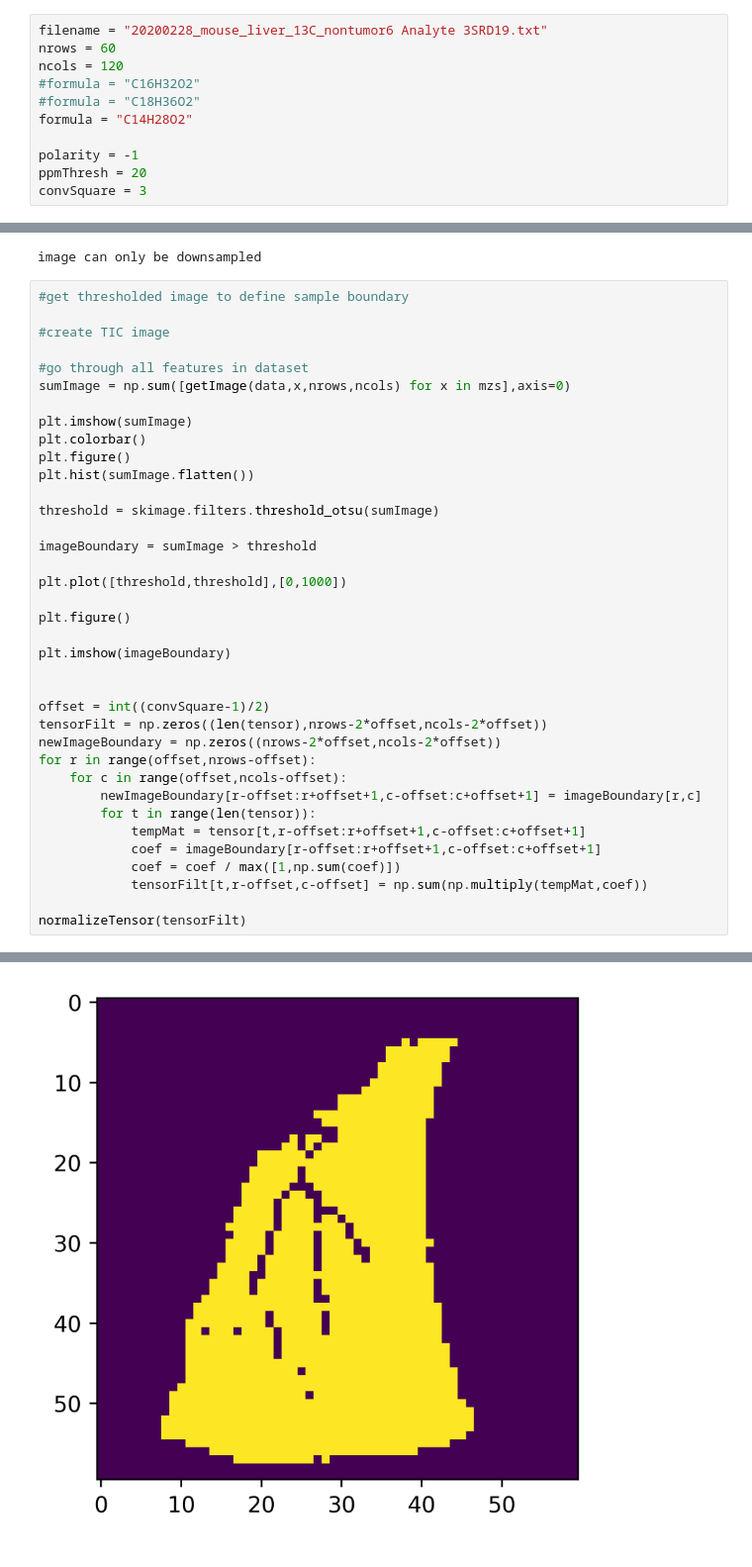
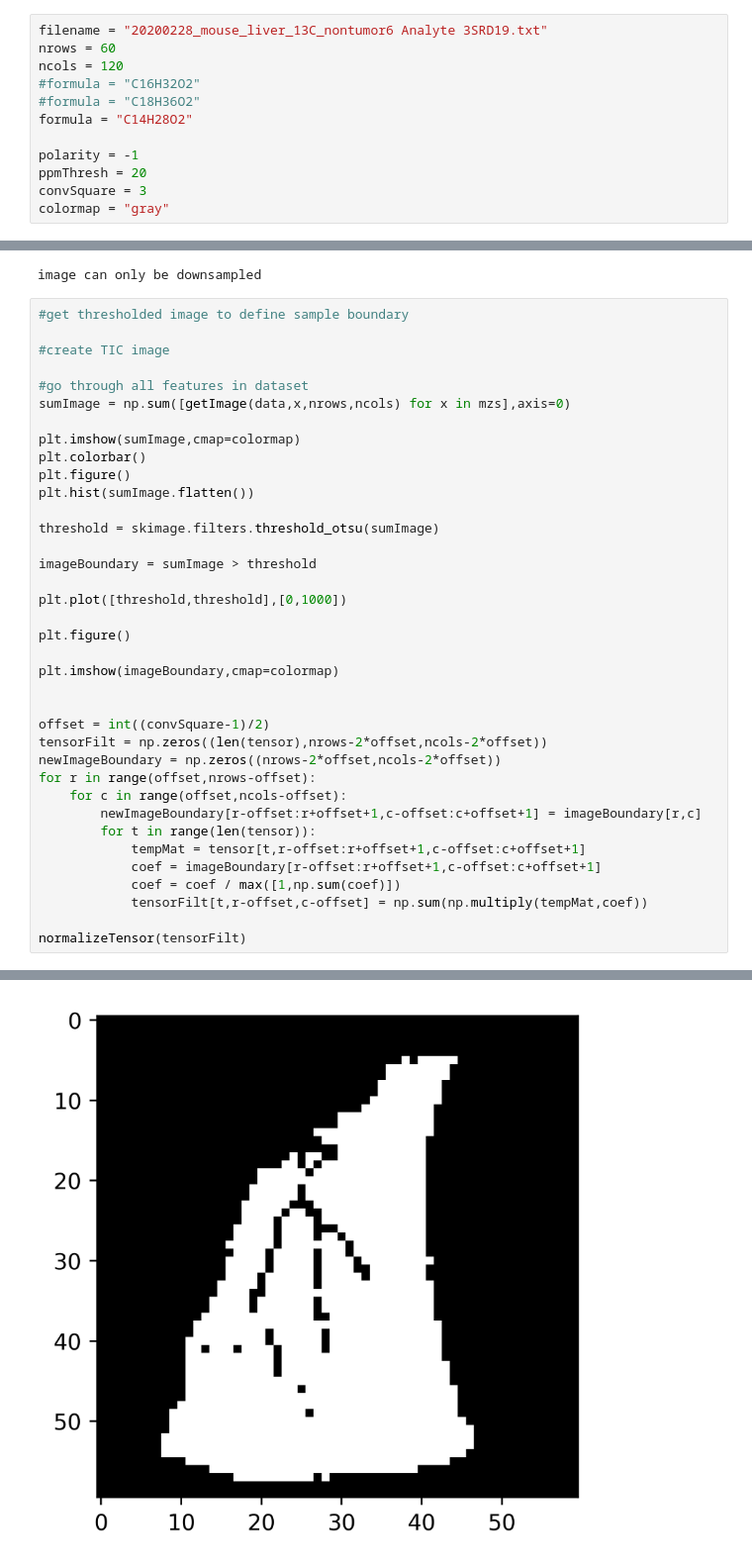
Before and after one commit to e-stan/imaging, a Jupyter notebook: DESI_HDI_ouput_ISA.ipynb, the cells around one changed output, grey strips where cells are left out. Shown at 99% size. Saved outputs shown, nothing was run; the diff lists cells and outputs as text.

```diff
--- a/DESI_HDI_ouput_ISA.ipynb
+++ b/DESI_HDI_ouput_ISA.ipynb
@@ -9,6 +9,7 @@ formula = "C14H28O2"
 polarity = -1
 ppmThresh = 20
 convSquare = 3
+colormap = "gray"
 # %%
 import pandas as pd
 import numpy as np
@@ -100,7 +102,7 @@ image can only be downsampled
 #go through all features in dataset
 sumImage = np.sum([getImage(data,x,nrows,ncols) for x in mzs],axis=0)
 
-plt.imshow(sumImage)
+plt.imshow(sumImage,cmap=colormap)
 plt.colorbar()
 plt.figure()
 plt.hist(sumImage.flatten())
@@ -113,7 +115,7 @@ plt.plot([threshold,threshold],[0,1000])
 
 plt.figure()
 
-plt.imshow(imageBoundary)
+plt.imshow(imageBoundary,cmap=colormap)
 
 
 offset = int((convSquare-1)/2)
@@ -134,5 +136,5 @@ normalizeTensor(tensorFilt)
 [figure]
-[figure, old version]
+[figure, new version]
 # %%
 c13ab = 0.011
 N = [(1-c13ab)**2,2*(1-c13ab)*c13ab,c13ab**2]
```
Also changed, not shown: parts of 3 cells of this notebook, 2 other files.
